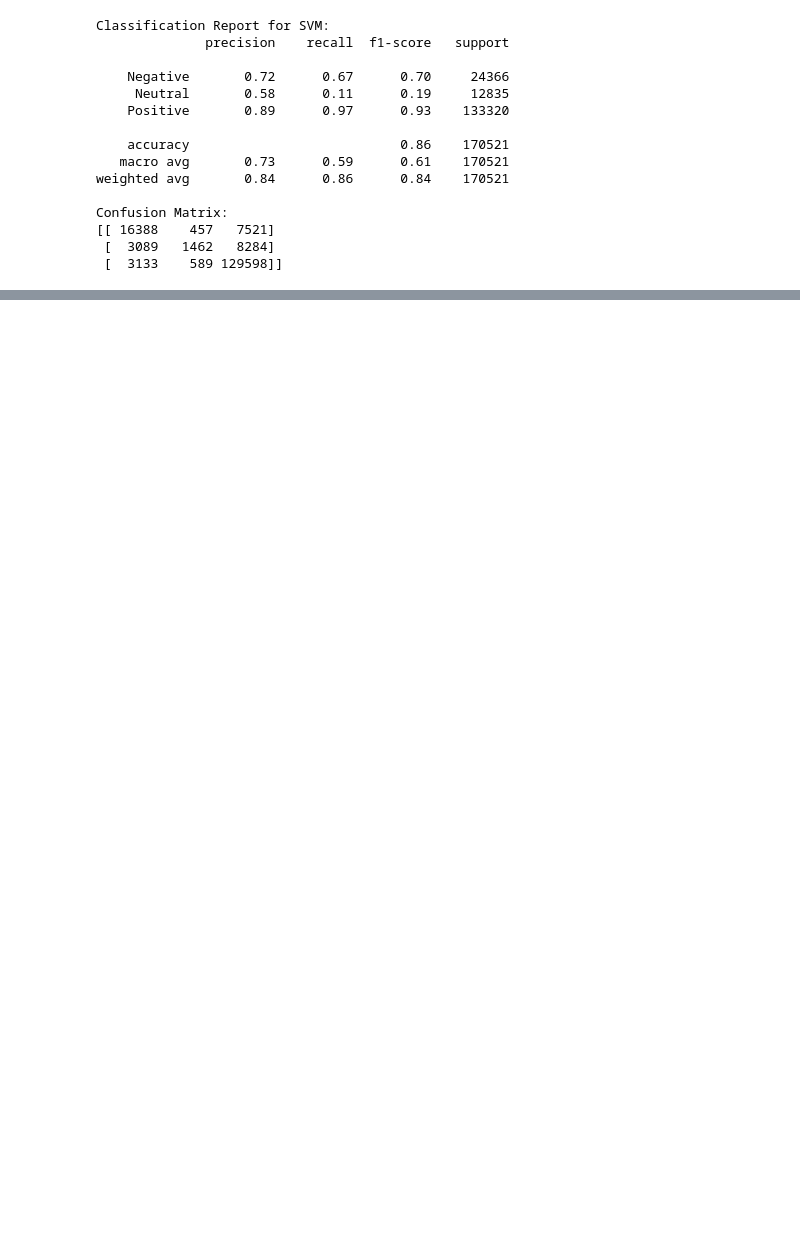
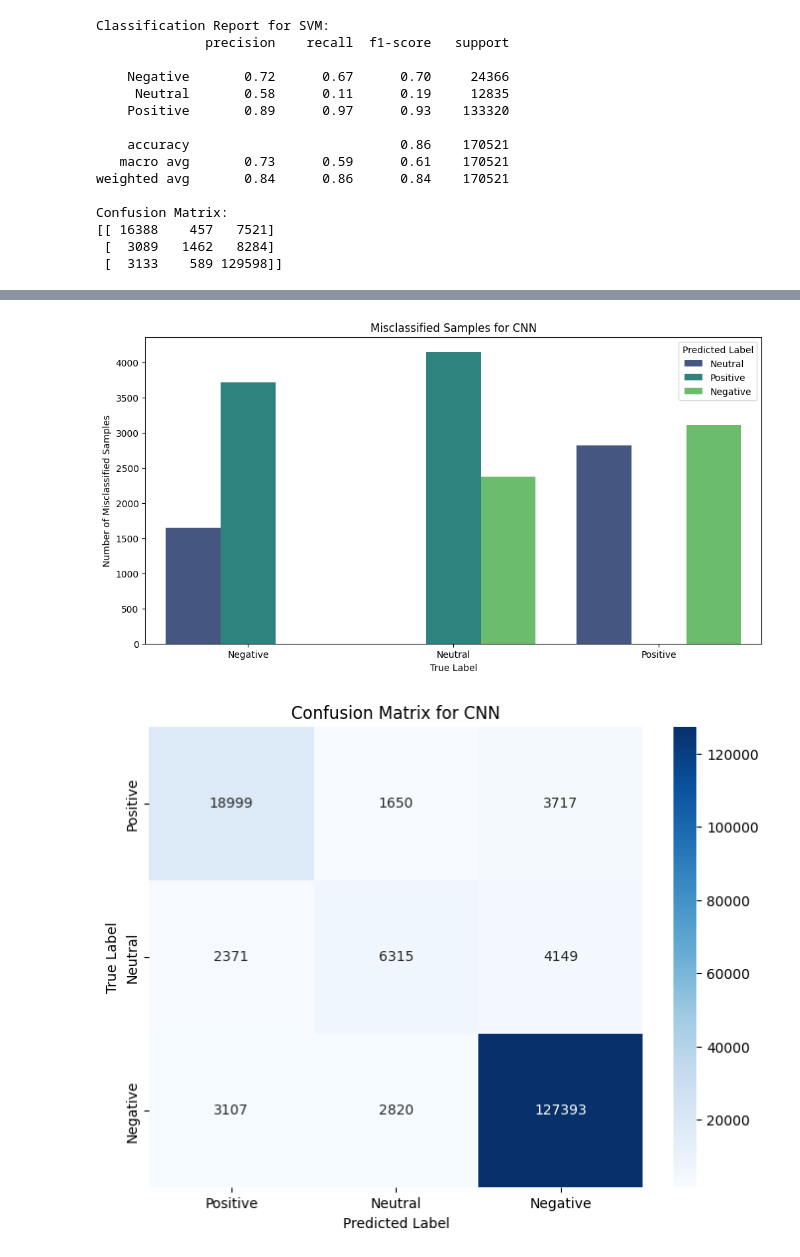
Before and after one commit to tfysekis/Sentiment-Analysis, a Jupyter notebook: Sentiment_Analysis.ipynb, the cells around one changed output, grey strips where cells are left out. Saved outputs shown, nothing was run; the diff lists cells and outputs as text; code cells hidden in the pictures; blank space fills up the shorter version.

```diff
--- a/Sentiment_Analysis.ipynb
+++ b/Sentiment_Analysis.ipynb
@@ -446,0 +937,45 @@ Confusion Matrix:
+# %%
+import matplotlib.pyplot as plt
+import seaborn as sns
+from sklearn.metrics import confusion_matrix
+
+# Function to create bar plot for misclassified samples
+def plot_misclassified_bar(data, title):
+    plt.figure(figsize=(12, 6))
+    misclassification_counts = data.groupby(['True Label', 'Predicted Label']).size().reset_index(name='Count')
+    sns.barplot(x='True Label', y='Count', hue='Predicted Label', data=misclassification_counts, palette='viridis')
+    plt.title(title)
+    plt.xlabel('True Label')
+    plt.ylabel('Number of Misclassified Samples')
+    plt.legend(title='Predicted Label')
+    plt.show()
+
+# Function to create heatmap for confusion matrix
+def plot_confusion_matrix(cm, title, labels):
+    plt.figure(figsize=(8, 6))
+    sns.heatmap(cm, annot=True, fmt='d', cmap='Blues', xticklabels=labels, yticklabels=labels)
+    plt.title(title)
+    plt.xlabel("Predicted Label")
+    plt.ylabel("True Label")
+    plt.show()
+
+# Reverse mapping for labels
+labels = list(reverse_sentiment_mapping.values())
+
+# --- CNN Visualizations ---
+plot_misclassified_bar(misclassified_cnn, "Misclassified Samples for CNN")
+cm_cnn = confusion_matrix(y_test_numeric, y_pred_cnn_classes)
+plot_confusion_matrix(cm_cnn, "Confusion Matrix for CNN", labels)
+
+# --- Logistic Regression Visualizations ---
+plot_misclassified_bar(misclassified_logreg, "Misclassified Samples for Logistic Regression")
+cm_logreg = confusion_matrix(y_test_numeric, y_pred_logreg_numeric)
+plot_confusion_matrix(cm_logreg, "Confusion Matrix for Logistic Regression", labels)
+
+# --- SVM Visualizations ---
+plot_misclassified_bar(misclassified_svm, "Misclassified Samples for SVM")
+cm_svm = confusion_matrix(y_test_numeric, y_pred_svm_numeric)
+plot_confusion_matrix(cm_svm, "Confusion Matrix for SVM", labels)
+# %% [output]
+[figure, added]
+[figure, added]
```
Also changed, not shown: parts of 41 cells of this notebook.
